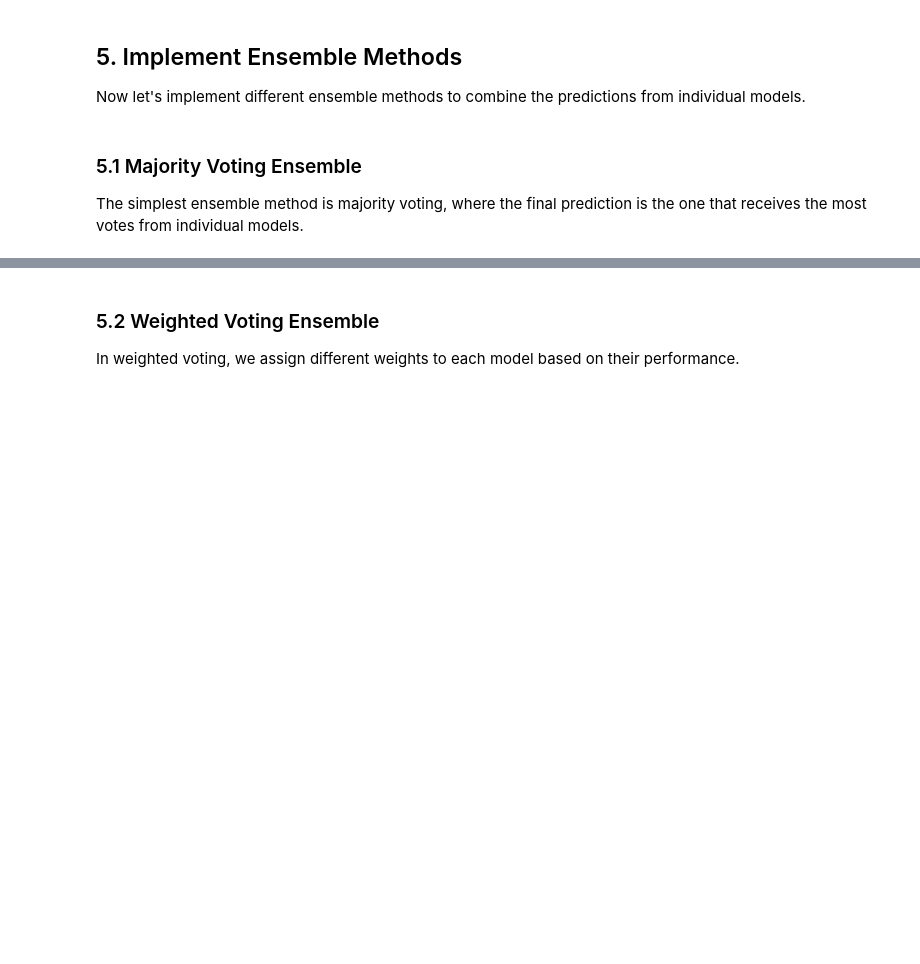
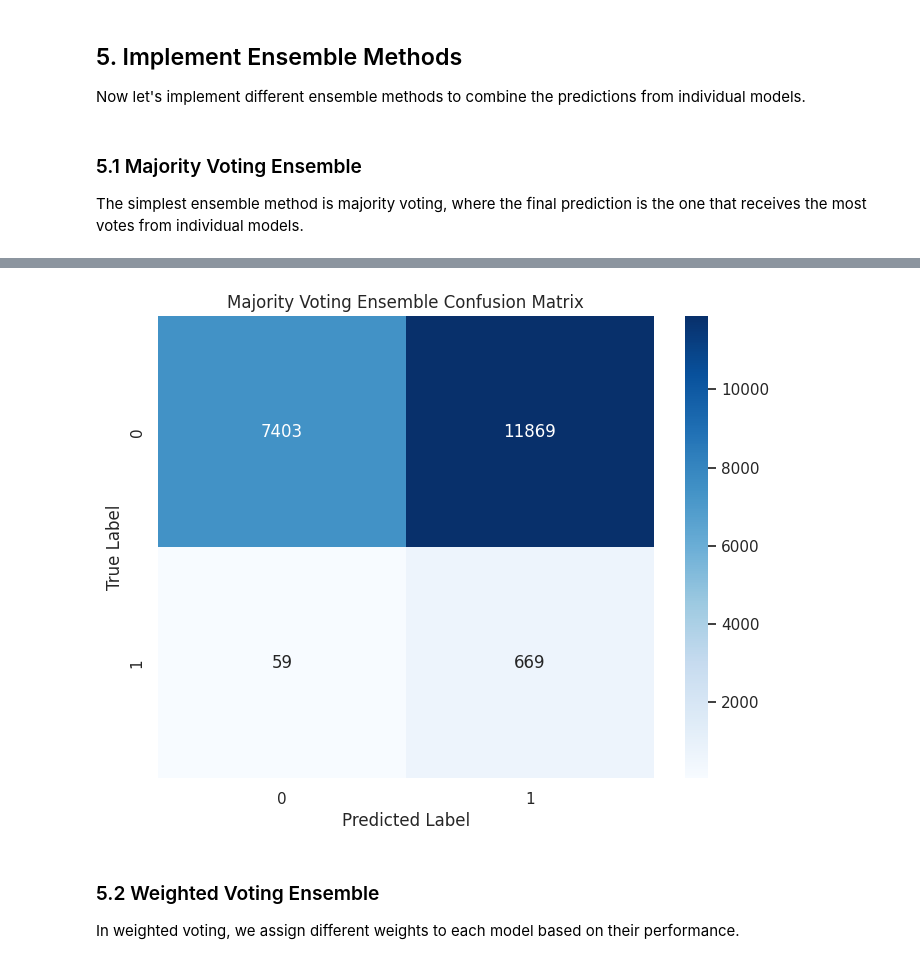
Before and after one commit to zxzinn/hai-dataset-analysis, a Jupyter notebook: ensemble_model.ipynb, the cells around one changed output, grey strips where cells are left out. Saved outputs shown, nothing was run; the diff lists cells and outputs as text; code cells hidden in the pictures; blank space fills up the shorter version.

```diff
--- a/ensemble_model.ipynb
+++ b/ensemble_model.ipynb
@@ -52,7 +59,7 @@ def load_processed_data(file_path):
     return df
 # %%
 # Load preprocessor
-preprocessor_path = './models/hai_hai_20_07_standard_preprocessor.joblib'
+preprocessor_path = './models/hai_hai_20.07_standard_preprocessor.joblib'
 preprocessor_dict = joblib.load(preprocessor_path)
 
 # Extract important information
@@ -425,0 +478,80 @@ else:
+# %%
+# Implement majority voting ensemble
+if len(binary_predictions) >= 2:
+    print("Implementing majority voting ensemble...")
+
+    # Debug the sizes of predictions from each model
+    for model_name, preds in binary_predictions.items():
+        print(f"Model: {model_name}, Predictions shape: {preds.shape if hasattr(preds, 'shape') else len(preds)}")
+
+    # Check if predictions have different sizes
+    pred_sizes = [len(preds) for preds in binary_predictions.values()]
+    if len(set(pred_sizes)) > 1:
+        print("WARNING: Models have different prediction sizes!")
+        print(f"Unique prediction sizes: {set(pred_sizes)}")
+
+        # Find the most common size
+        from collections import Counter
+        size_counts = Counter(pred_sizes)
+        most_common_size = size_counts.most_common(1)[0][0]
+        print(f"Most common prediction size: {most_common_size}")
+
+        # Filter out models with different sized predictions
+        compatible_predictions = {}
+        for model, preds in binary_predictions.items():
+            if len(preds) == most_common_size:
+                compatible_predictions[model] = preds
+            else:
+                print(f"Excluding model '{model}' with incompatible size: {len(preds)}")
+
+        if len(compatible_predictions) < 2:
+            print("Not enough compatible models for ensemble. Need at least 2.")
+            # Instead of return, use a flag to skip the rest of the code
+            proceed_with_ensemble = False
+        else:
+            print(f"Proceeding with {len(compatible_predictions)} compatible models")
+            binary_predictions = compatible_predictions
+            proceed_with_ensemble = True
+    else:
+        # All sizes are the same, proceed normally
+        proceed_with_ensemble = True
+
+    if proceed_with_ensemble:
+        try:
+            # Stack compatible binary predictions
+            stacked_predictions = np.column_stack([binary_predictions[model] for model in binary_predictions])
+
+            # Majority voting (sum > half of models)
+            majority_vote = np.sum(stacked_predictions, axis=1) >= (len(binary_predictions) / 2)
+            majority_vote = majority_vote.astype(int)
+
+            # Evaluate majority voting
+            majority_metrics = evaluate_binary_predictions(y_test_tabular, majority_vote, "Majority Voting Ensemble")
+        except ValueError as e:
+            print(f"Error creating ensemble: {e}")
+
+            # Alternative approach: process each model's predictions separately
+            print("Trying alternative approach...")
+
+            # Convert predictions to common format and length
+            model_names = list(binary_predictions.keys())
+            first_model = model_names[0]
+            votes = np.zeros((len(binary_predictions[first_model]), len(model_names)))
+
+            for i, model in enumerate(model_names):
+                preds = binary_predictions[model]
+                # Ensure predictions have the same length
+                if len(preds) != len(binary_predictions[first_model]):
+                    print(f"Error: Model {model} has different prediction length")
+                    continue
+                votes[:, i] = preds
+
+            # Compute majority vote
+            majority_vote = np.sum(votes, axis=1) >= (votes.shape[1] / 2)
+            majority_vote = majority_vote.astype(int)
+
+            # Evaluate
+            majority_metrics = evaluate_binary_predictions(y_test_tabular, majority_vote, "Majority Voting Ensemble")
+else:
+    print("Need at least 2 models for majority voting ensemble.")
+# %% [output]
@@ -426,3 +567,4 @@ else:
+[figure, added]
 # %% [markdown]
 ### 5.2 Weighted Voting Ensemble
 
```
Also changed, not shown: parts of 17 cells of this notebook, 2 other files.
